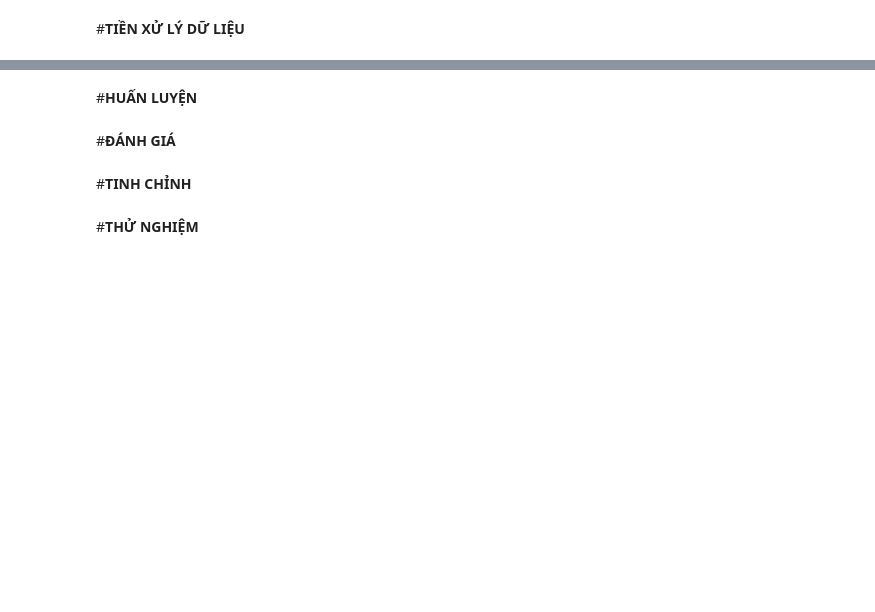
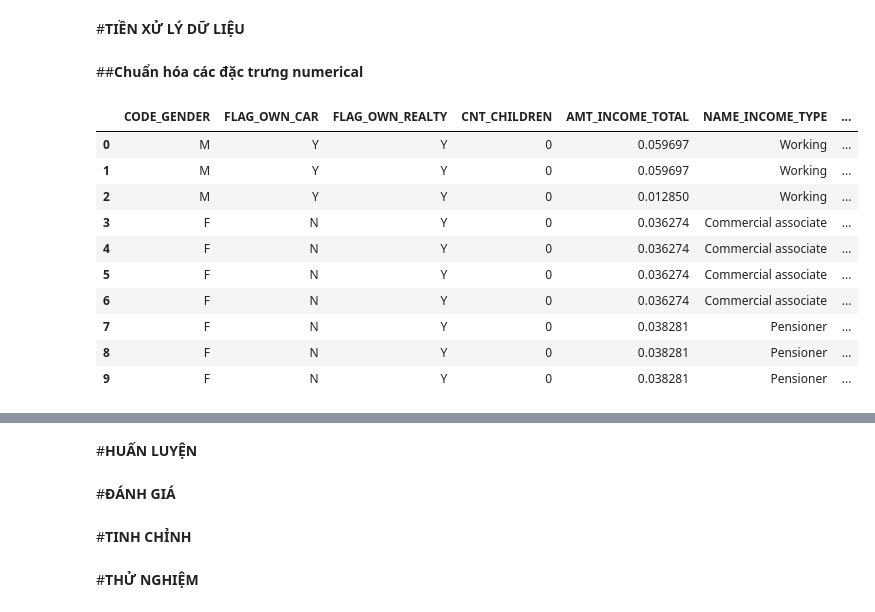
Before and after one commit to thanhdaibl1572002/data-mining-project, a Jupyter notebook: DATA_MINING_PROJECT.ipynb, the cells around one changed output, grey strips where cells are left out. Drawn from its saved outputs; the diff is of its cells as text; code cells hidden in the pictures; blank space fills up the shorter version.

```diff
--- a/DATA_MINING_PROJECT.ipynb
+++ b/DATA_MINING_PROJECT.ipynb
@@ -147,2 +310,22 @@ dtype: int64
 # %% [markdown]
 #**TIỀN XỬ LÝ DỮ LIỆU**
+# %% [markdown]
+##**Chuẩn hóa các đặc trưng numerical**
+# %%
+scaler = MinMaxScaler()
+
+df[['AMT_INCOME_TOTAL', 'DAYS_EMPLOYED', 'DAYS_BIRTH']] = scaler.fit_transform(df[['AMT_INCOME_TOTAL', 'DAYS_EMPLOYED', 'DAYS_BIRTH']])
+
+df.head(10)
+# %% [output]
+|  | CODE_GENDER | FLAG_OWN_CAR | FLAG_OWN_REALTY | CNT_CHILDREN | AMT_INCOME_TOTAL | NAME_INCOME_TYPE | ... |
+| 0 | M | Y | Y | 0 | 0.059697 | Working | ... |
+| 1 | M | Y | Y | 0 | 0.059697 | Working | ... |
+| 2 | M | Y | Y | 0 | 0.012850 | Working | ... |
+| 3 | F | N | Y | 0 | 0.036274 | Commercial associate | ... |
+| 4 | F | N | Y | 0 | 0.036274 | Commercial associate | ... |
+| 5 | F | N | Y | 0 | 0.036274 | Commercial associate | ... |
+| 6 | F | N | Y | 0 | 0.036274 | Commercial associate | ... |
+| 7 | F | N | Y | 0 | 0.038281 | Pensioner | ... |
+| 8 | F | N | Y | 0 | 0.038281 | Pensioner | ... |
+| 9 | F | N | Y | 0 | 0.038281 | Pensioner | ... |
```
Also changed, not shown: parts of 23 cells of this notebook.
